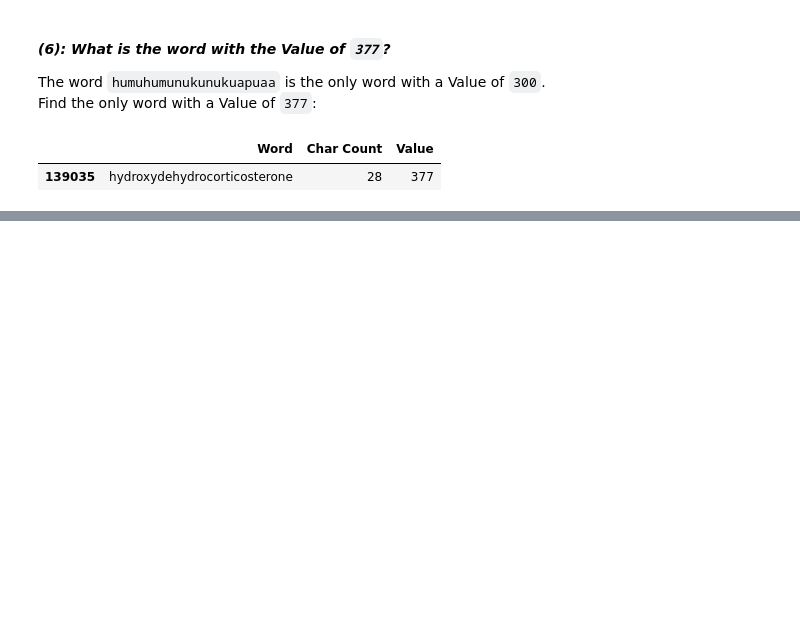
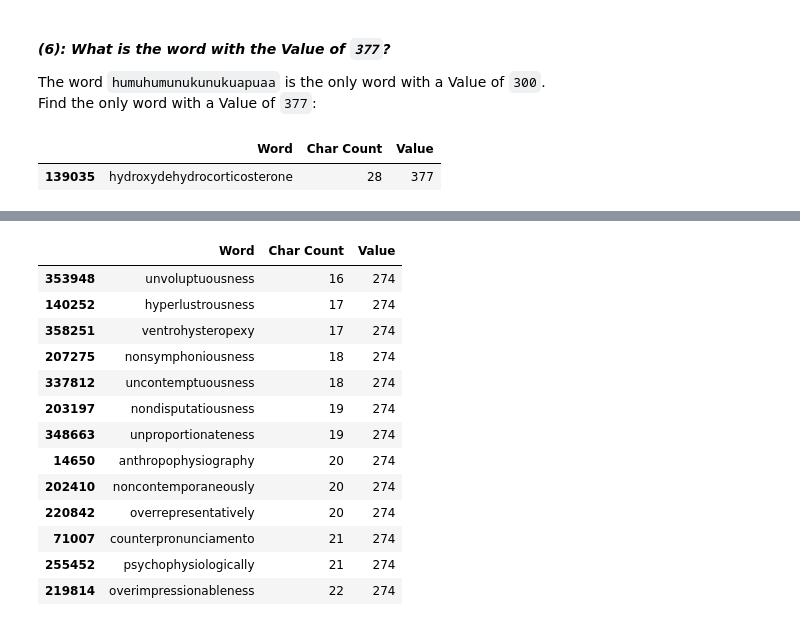
Before and after one commit to ChrisDunamis/Portfolios, a Jupyter notebook: Python/Projects/freeCodeCamp - Pandas & Python for Data Analysis/Main.ipynb, the cells around one changed output, grey strips where cells are left out. Cells and saved outputs as stored; diff of their text form; code cells hidden in the pictures; blank space fills up the shorter version.

Commit message:
Edit 1.1: Added more solutions to the Project: Pandas & Python for Data Analysis

```diff
--- a/Python/Projects/freeCodeCamp - Pandas & Python for Data Analysis/Main.ipynb
+++ b/Python/Projects/freeCodeCamp - Pandas & Python for Data Analysis/Main.ipynb
@@ -351,0 +448,18 @@ df.loc[df["Value"] == 377]
+# %%
+# Also, by using the Function: sort_values(), this gives a general analysis to the queried question in ascending order:
+df.loc[df["Value"] == 274].sort_values(by="Char Count")
+# %% [output]
+|  | Word | Char Count | Value |
+| 353948 | unvoluptuousness | 16 | 274 |
+| 140252 | hyperlustrousness | 17 | 274 |
+| 358251 | ventrohysteropexy | 17 | 274 |
+| 207275 | nonsymphoniousness | 18 | 274 |
+| 337812 | uncontemptuousness | 18 | 274 |
+| 203197 | nondisputatiousness | 19 | 274 |
+| 348663 | unproportionateness | 19 | 274 |
+| 14650 | anthropophysiography | 20 | 274 |
+| 202410 | noncontemporaneously | 20 | 274 |
+| 220842 | overrepresentatively | 20 | 274 |
+| 71007 | counterpronunciamento | 21 | 274 |
+| 255452 | psychophysiologically | 21 | 274 |
+| 219814 | overimpressionableness | 22 | 274 |
```
Also changed, not shown: parts of 22 cells of this notebook, 1 other file.
